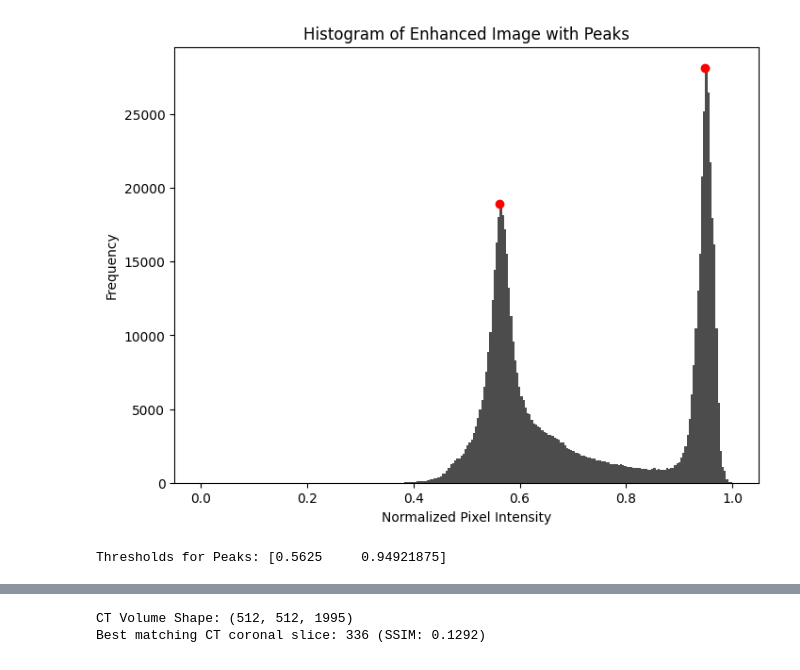
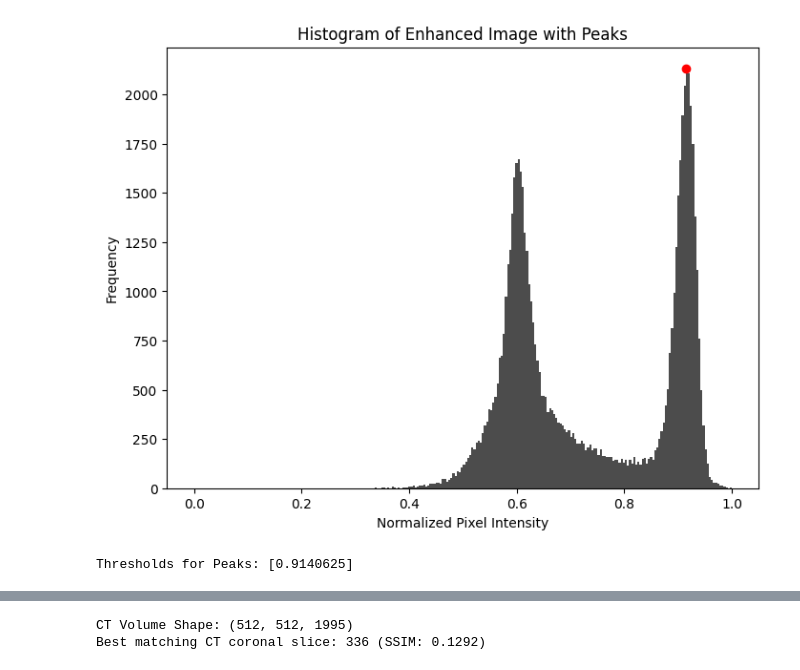
Before and after one commit to Yakuson/MRI-TO-PCT, a Jupyter notebook: Capstone Code and resources/Code/CFP.ipynb, the cells around one changed output, grey strips where cells are left out. Cells and saved outputs as stored; diff of their text form; code cells hidden in the pictures.

Commit message:
add lynn's work, remove hard coded paths, now uses compressed nifti file

```diff
--- a/Capstone Code and resources/Code/CFP.ipynb
+++ b/Capstone Code and resources/Code/CFP.ipynb
@@ -24,0 +25,25 @@ Current working directory: d:\Users\Jacks\Desktop\Jackson's Homework\Year 4\BMEG
+# %%
+# Load Full MRI Volume
+mri_nifti = nib.load("Data/ute_0_3mm_corrected.nii.gz")
+mri_data = mri_nifti.get_fdata()
+
+print("MRI Volume Shape:", mri_data.shape)  # Expected shape (X, Y, Z)
+
+# Extract Coronal Slice
+middle_coronal_index = 83 # TODO: CHANGE THIS OUT FOR OTHER SLICES
+mri_coronal_slice = mri_data[:, middle_coronal_index, :]
+
+print("Coronal Slice Shape:", mri_coronal_slice.shape)  # Expected shape (n, d)
+
+# Normalize MRI Image
+mri_min, mri_max = np.min(mri_coronal_slice), np.max(mri_coronal_slice)
+coronal_norm = ((mri_coronal_slice - mri_min) / (mri_max - mri_min) * 255).astype(np.uint8)
+
+# Save as PNG
+image = Image.fromarray(coronal_norm)
+image.save("Images/starting_chicken_coronal_slice.png")
+
+plt.imshow(coronal_norm, cmap="gray")
+plt.title("Coronal Slice from MRI")
+plt.axis("off")
+plt.show()
@@ -25,13 +54,12 @@ Current working directory: d:\Users\Jacks\Desktop\Jackson's Homework\Year 4\BMEG
 # %%
 # Section for inverse log scaling + bias correction
-image_path = "/Users/Jacks/Desktop/Jackson's Homework/Year 4/BMEG 457/MRI-TO-PCT/Capstone Code and resources/Images/chicken screenshot.png" # Change as needed
 
-image = cv2.imread(image_path, cv2.IMREAD_GRAYSCALE)
-if image is None:
-    raise FileNotFoundError(f"Image at path '{image_path}' could not be loaded. Check the file path.")
+# image = cv2.imread(mri_coronal_slice, cv2.IMREAD_GRAYSCALE)
+# if image is None:
+#     raise FileNotFoundError(f"Image could not be loaded. Check the file path.")
 
 # Convert to SimpleITK image format and cast to float
-image_sitk = sitk.GetImageFromArray(image)
+image_sitk = sitk.GetImageFromArray(mri_coronal_slice)
 image_sitk = sitk.Cast(image_sitk, sitk.sitkFloat32)
 
 # Bias Field Correction (N4ITK)
@@ -108,13 +137,8 @@ True
 # %%
 # Histogram Based bias correction applied to N4ITK approach
 
-image_path = "/Users/Jacks/Desktop/Jackson's Homework/Year 4/BMEG 457/MRI-TO-PCT/Capstone Code and resources/Images/chicken screenshot.png"
-image = cv2.imread(image_path, cv2.IMREAD_GRAYSCALE)
-if image is None:
-    raise FileNotFoundError(f"Image at path '{image_path}' could not be loaded. Check the file path.")
-
 # Convert image to SimpleITK and float format
-image_sitk = sitk.GetImageFromArray(image)
+image_sitk = sitk.GetImageFromArray(mri_coronal_slice)
 image_sitk = sitk.Cast(image_sitk, sitk.sitkFloat32)
 
 corrector = sitk.N4BiasFieldCorrectionImageFilter()
@@ -152,32 +176,32 @@ def histogram_bias_correction(image, num_bins=256, min_counts=50, smoothing_sigm
 
 
         corrected = corrected / (bias_field + 1e-8)  # Normalize
         corrected /= np.max(corrected)  # Scale to [0,1]
 
     return corrected
 
 # Apply Histogram-Based Bias Correction
 final_corrected_image = histogram_bias_correction(inverse_log_image)
 
 inv_norm = final_corrected_image
 
 # Compute histogram
 hist, bins = np.histogram(inv_norm.ravel(), bins=256, range=(0, 1))
 
 peak_threshold = max(1000, np.percentile(hist, 98))
 peaks, _ = find_peaks(hist, height=peak_threshold)
 
 thresholds = bins[peaks]
 
 plt.figure(figsize=(8, 6))
 plt.hist(inv_norm.ravel(), bins=256, range=(0, 1), color='black', alpha=0.7)
 plt.scatter(thresholds, hist[peaks], color='red', zorder=5)
 plt.title('Histogram of Enhanced Image with Peaks')
 plt.xlabel('Normalized Pixel Intensity')
 plt.ylabel('Frequency')
 plt.show()
 
 print('Thresholds for Peaks:', thresholds)
 # %% [output]
-[figure, old version]
+[figure, new version]
-Thresholds for Peaks: [0.5625     0.94921875]
+Thresholds for Peaks: [0.9140625]
```
Also changed, not shown: parts of 10 cells of this notebook, 2 other files.
